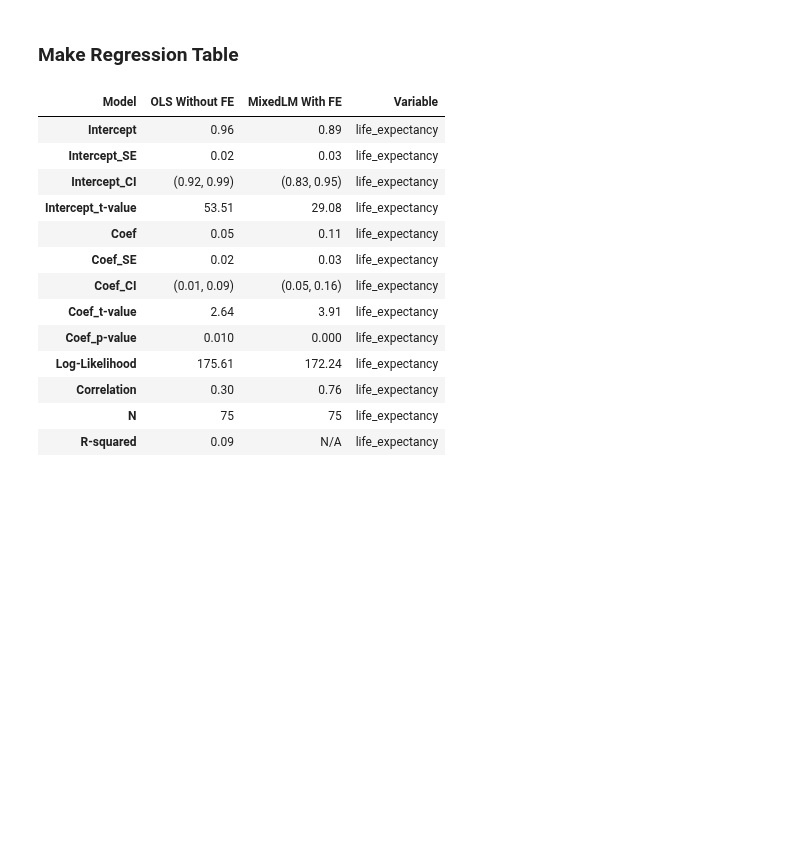
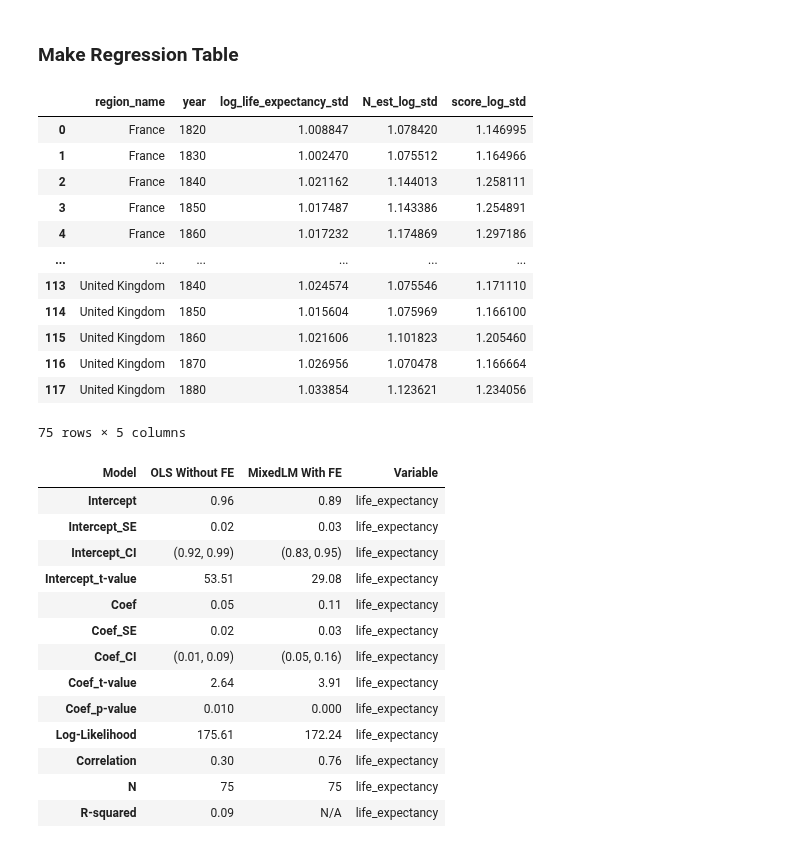
Before and after one commit to charlesdedampierre/cultura, a Jupyter notebook: 16 -LifeExpectancyatBirth(Total)_Compact copy.ipynb, the cells around one changed output. Cells and saved outputs as stored; diff of their text form; code cells hidden in the pictures; blank space fills up the shorter version.

Commit message:
data before regression

```diff
--- a/16 -LifeExpectancyatBirth(Total)_Compact copy.ipynb
+++ b/16 -LifeExpectancyatBirth(Total)_Compact copy.ipynb
@@ -329,6 +329,23 @@ plt.show()
 [figure]
 # %% [markdown]
 ### Make Regression Table
+# %%
+df_ols.to_csv(f'df_indicators_hdi/data_for_regression/{var}.csv')
+df_ols
+# %% [output]
+|  | region_name | year | log_life_expectancy_std | N_est_log_std | score_log_std |
+| 0 | France | 1820 | 1.008847 | 1.078420 | 1.146995 |
+| 1 | France | 1830 | 1.002470 | 1.075512 | 1.164966 |
+| 2 | France | 1840 | 1.021162 | 1.144013 | 1.258111 |
+| 3 | France | 1850 | 1.017487 | 1.143386 | 1.254891 |
+| 4 | France | 1860 | 1.017232 | 1.174869 | 1.297186 |
+| ... | ... | ... | ... | ... | ... |
+| 113 | United Kingdom | 1840 | 1.024574 | 1.075546 | 1.171110 |
+| 114 | United Kingdom | 1850 | 1.015604 | 1.075969 | 1.166100 |
+| 115 | United Kingdom | 1860 | 1.021606 | 1.101823 | 1.205460 |
+| 116 | United Kingdom | 1870 | 1.026956 | 1.070478 | 1.166664 |
+| 117 | United Kingdom | 1880 | 1.033854 | 1.123621 | 1.234056 |
+75 rows × 5 columns
 # %%
 import matplotlib.pyplot as plt
 import pandas as pd
```
Also changed, not shown: 17 other files.
